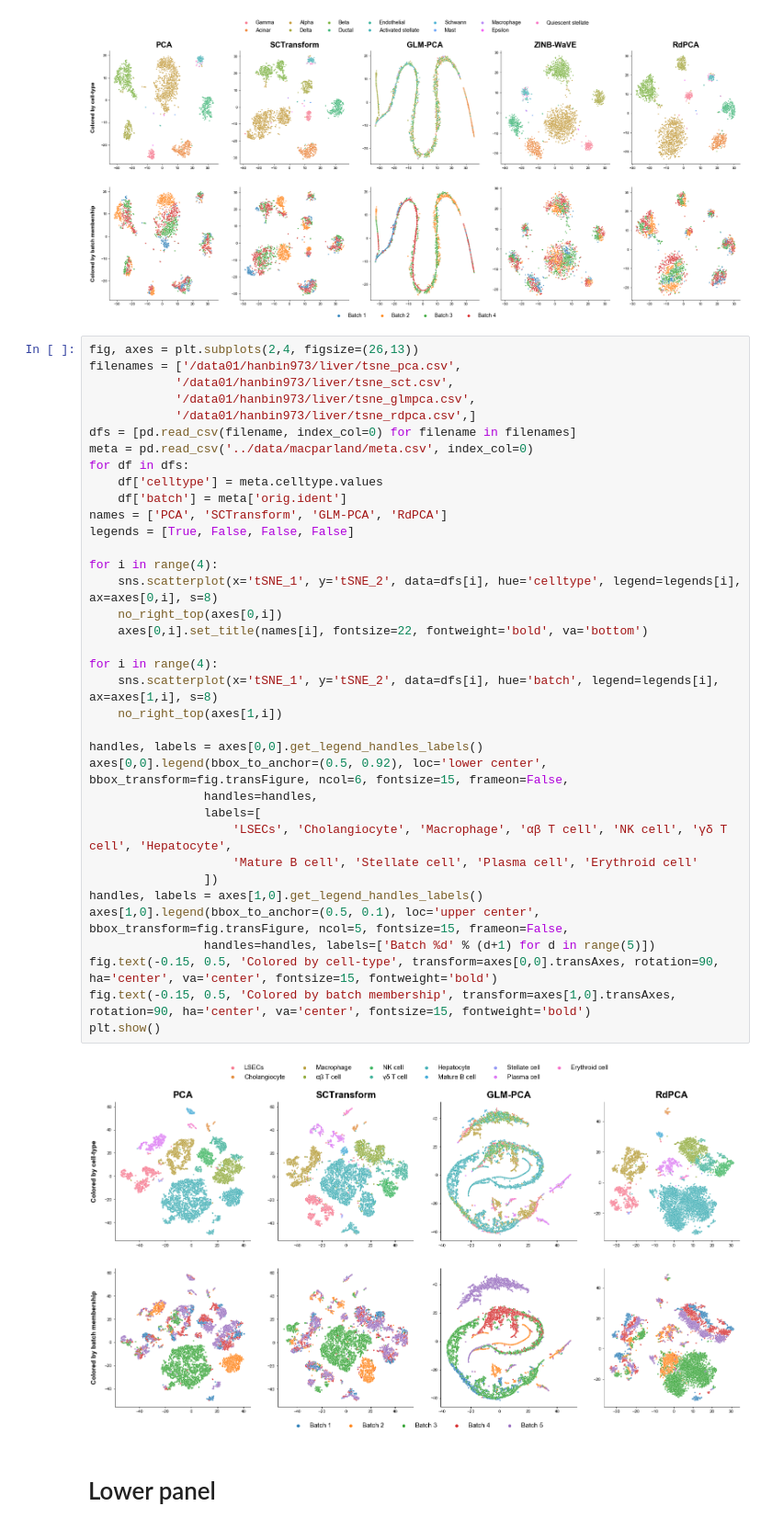
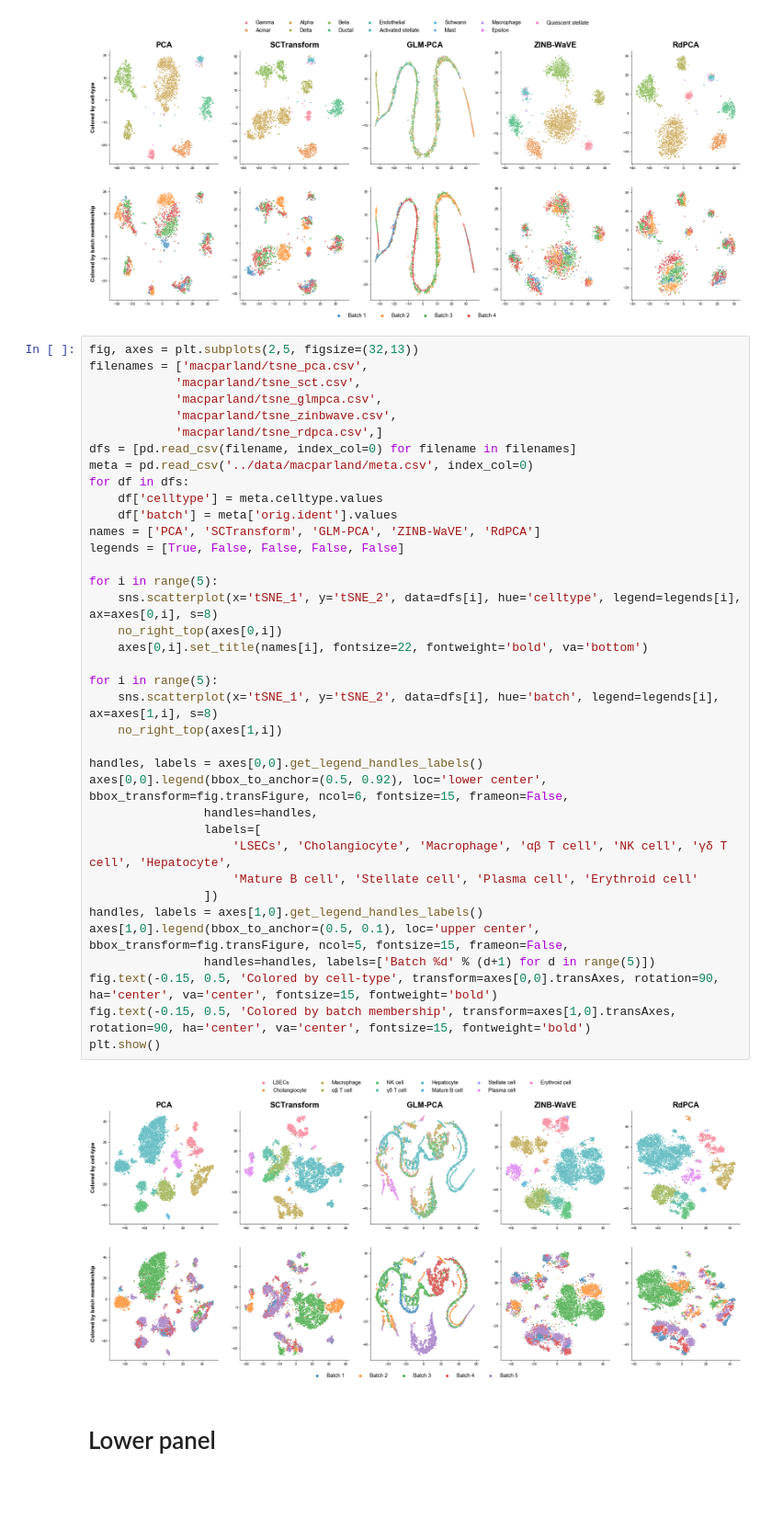
Before and after one commit to hanbin973/RdPCA-paper, a Jupyter notebook: figure4/figure 4.ipynb, the cells around one changed output. Shown at 92% size. Drawn from its saved outputs; the diff is of its cells as text; blank space fills up the shorter version.

Commit message:
update liver zinbwave

```diff
--- a/figure4/figure 4.ipynb
+++ b/figure4/figure 4.ipynb
@@ -79,43 +79,44 @@ plt.show()
 # %% [output]
 [figure]
 # %%
-fig, axes = plt.subplots(2,4, figsize=(26,13))
-filenames = ['/data01/hanbin973/liver/tsne_pca.csv',
-            '/data01/hanbin973/liver/tsne_sct.csv',
-            '/data01/hanbin973/liver/tsne_glmpca.csv',
-            '/data01/hanbin973/liver/tsne_rdpca.csv',]
+fig, axes = plt.subplots(2,5, figsize=(32,13))
+filenames = ['macparland/tsne_pca.csv',
+            'macparland/tsne_sct.csv',
+            'macparland/tsne_glmpca.csv',
+            'macparland/tsne_zinbwave.csv',
+            'macparland/tsne_rdpca.csv',]
 dfs = [pd.read_csv(filename, index_col=0) for filename in filenames]
 meta = pd.read_csv('../data/macparland/meta.csv', index_col=0)
 for df in dfs:
     df['celltype'] = meta.celltype.values
-    df['batch'] = meta['orig.ident']
-names = ['PCA', 'SCTransform', 'GLM-PCA', 'RdPCA']
-legends = [True, False, False, False]
+    df['batch'] = meta['orig.ident'].values
+names = ['PCA', 'SCTransform', 'GLM-PCA', 'ZINB-WaVE', 'RdPCA']
+legends = [True, False, False, False, False]
 
-for i in range(4):
+for i in range(5):
     sns.scatterplot(x='tSNE_1', y='tSNE_2', data=dfs[i], hue='celltype', legend=legends[i], ax=axes[0,i], s=8)
     no_right_top(axes[0,i])
     axes[0,i].set_title(names[i], fontsize=22, fontweight='bold', va='bottom')
 
-for i in range(4):
+for i in range(5):
     sns.scatterplot(x='tSNE_1', y='tSNE_2', data=dfs[i], hue='batch', legend=legends[i], ax=axes[1,i], s=8)
     no_right_top(axes[1,i])
 
 handles, labels = axes[0,0].get_legend_handles_labels()
 axes[0,0].legend(bbox_to_anchor=(0.5, 0.92), loc='lower center', bbox_transform=fig.transFigure, ncol=6, fontsize=15, frameon=False,
                 handles=handles,
                 labels=[
                     'LSECs', 'Cholangiocyte', 'Macrophage', 'αβ T cell', 'NK cell', 'γδ T cell', 'Hepatocyte',
                     'Mature B cell', 'Stellate cell', 'Plasma cell', 'Erythroid cell'
                 ])
 handles, labels = axes[1,0].get_legend_handles_labels()
 axes[1,0].legend(bbox_to_anchor=(0.5, 0.1), loc='upper center', bbox_transform=fig.transFigure, ncol=5, fontsize=15, frameon=False,
                 handles=handles, labels=['Batch %d' % (d+1) for d in range(5)])
 fig.text(-0.15, 0.5, 'Colored by cell-type', transform=axes[0,0].transAxes, rotation=90, ha='center', va='center', fontsize=15, fontweight='bold')
 fig.text(-0.15, 0.5, 'Colored by batch membership', transform=axes[1,0].transAxes, rotation=90, ha='center', va='center', fontsize=15, fontweight='bold')
 plt.show()
 # %% [output]
-[figure, old version]
+[figure, new version]
 # %% [markdown]
 # Lower panel
 # %%
```
Also changed, not shown: 8 other files.
